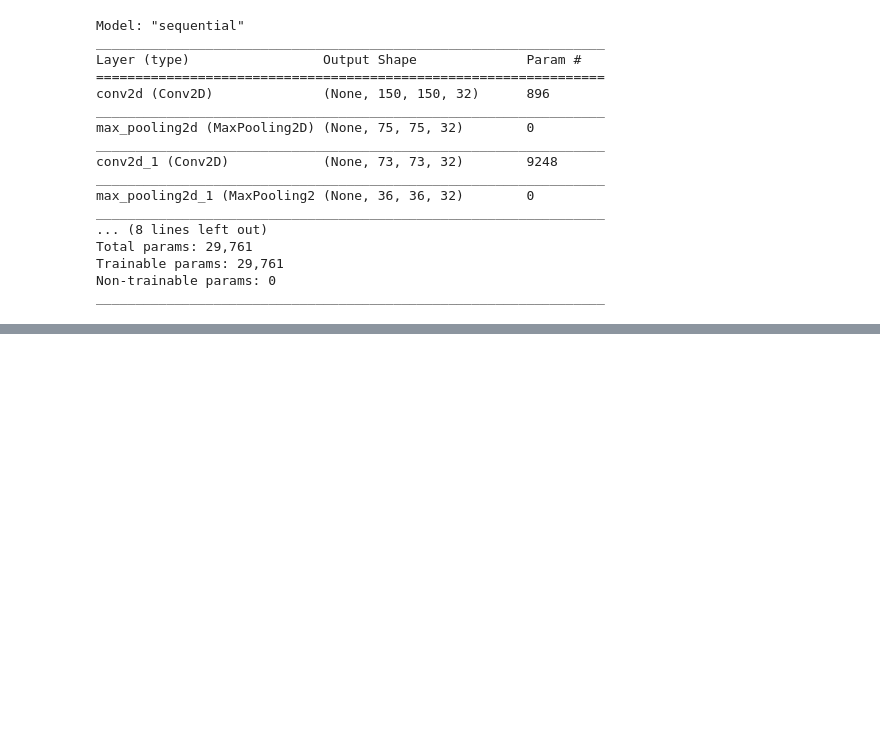
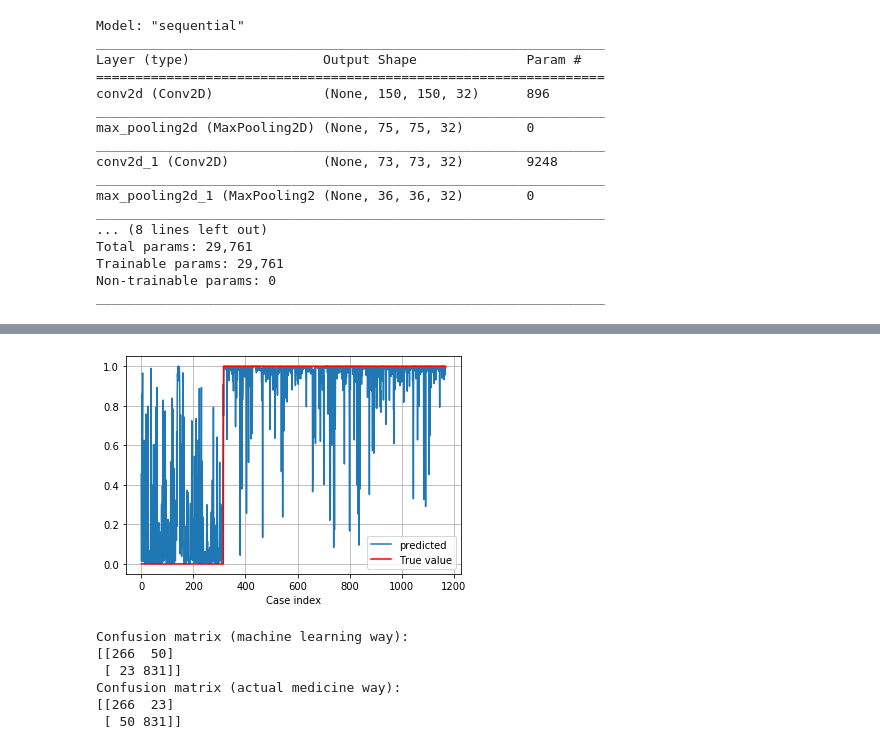
Before and after one commit to topias33/Team-8, a Jupyter notebook: Case 2/08_case-2.ipynb, the cells around one changed output, grey strips where cells are left out. Drawn from its saved outputs; the diff is of its cells as text; code cells hidden in the pictures; blank space fills up the shorter version.

Commit message:
case2 90% done

```diff
--- a/Case 2/08_case-2.ipynb
+++ b/Case 2/08_case-2.ipynb
@@ -157,3 +160,8 @@ _________________________________________________________________
 from tensorflow.keras.metrics import SensitivityAtSpecificity
 
 network.compile(loss='binary_crossentropy', metrics=[SensitivityAtSpecificity(0.9)])
+# %%
+steps_per_epoch = int(train_generator.samples / batch_size)
+validation_steps = int(dev_generator.samples / batch_size)
+
+print(steps_per_epoch, validation_steps)
@@ -161,8 +171,8 @@ network.compile(loss='binary_crossentropy', metrics=[SensitivityAtSpecificity(0.
 %%time
 history = network.fit_generator(train_generator,
                                 workers=4,
-                                steps_per_epoch=int(train_generator.samples / batch_size)-1,
+                                steps_per_epoch=steps_per_epoch,
                                 verbose=1,
-                                epochs=1,
+                                epochs=5,
                                 validation_data=dev_generator,
-                                validation_steps=dev_generator.samples)
+                                validation_steps=validation_steps)
@@ -191,0 +221,5 @@ show()
+# %%
+labels = test_generator.classes
+# %%
+%%time
+predicted = network.predict_generator(test_generator, workers=4)
@@ -191,0 +228,24 @@ show()
+# %%
+plot(predicted, label='predicted')
+plot(labels, 'r', label='True value')
+legend()
+xlabel('Case index')
+grid()
+show()
+# %% [output]
+[figure, added]
+# %%
+from sklearn.metrics import classification_report, confusion_matrix, roc_curve
+
+print('Confusion matrix (machine learning way): ')
+cm = confusion_matrix(labels, predicted > 0.5)
+print(cm)
+print('Confusion matrix (actual medicine way): ')
+print(cm.T)
+# %% [output]
+Confusion matrix (machine learning way):
+[[266  50]
+ [ 23 831]]
+Confusion matrix (actual medicine way):
+[[266  23]
+ [ 50 831]]
```
Also changed, not shown: parts of 13 cells of this notebook, 3 other files.
